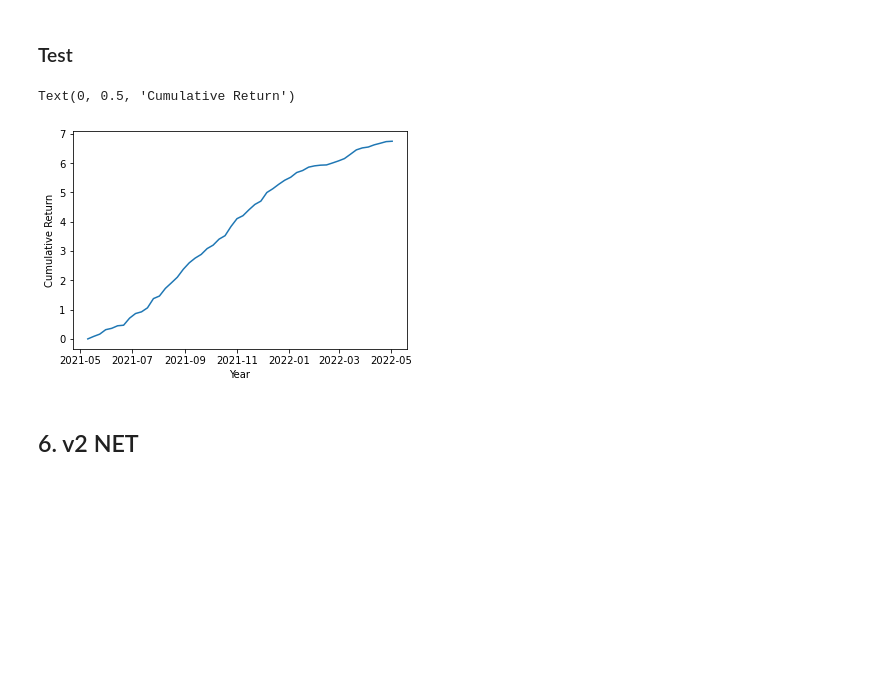
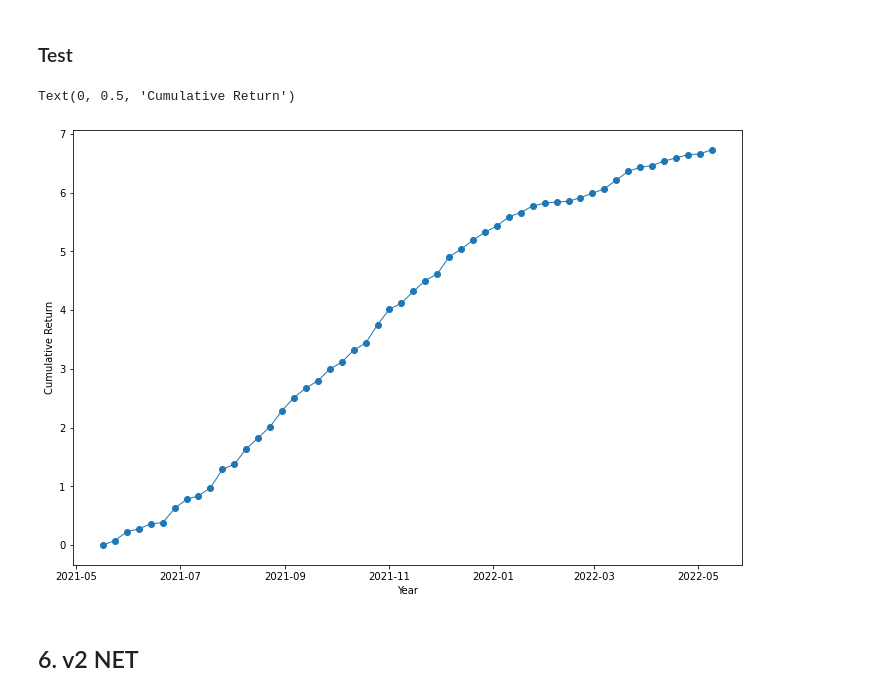
Before and after one commit to PracticumCrypto/C5-Analyzer, a Jupyter notebook: ALL.ipynb, the cells around one changed output. Drawn from its saved outputs; the diff is of its cells as text; code cells hidden in the pictures; blank space fills up the shorter version.

```diff
--- a/ALL.ipynb
+++ b/ALL.ipynb
@@ -213,7 +213,7 @@ def AddReturn(sample: pd.DataFrame):
 #         segment = segment[-52:].reset_index().drop('index', axis=1)
         segment = segment.assign(Return = segment.Price.rolling(2).apply(lambda x: (x.iloc[-1]-x.iloc[0])/x.iloc[0]).copy())
         segment = segment.assign(week2_return = segment.Price.rolling(4).apply(lambda x: (x.iloc[-2]-x.iloc[0])/x.iloc[0]))
-        segment = segment.assign(Npast52_return = segment.Price.rolling(53).apply(lambda x: (x.iloc[-2]-x.iloc[0])/x.iloc[0]))
+        segment = segment.assign(Npast52_return = segment.Price.rolling(52).apply(lambda x: (x.iloc[-1]-x.iloc[0])/x.iloc[0]))
 
         ####add growth rate
         segment = segment.assign(GrowthRate = segment.ActiveAddress.rolling(2).apply(lambda x: np.log(x.iloc[-1])-np.log(x.iloc[0])
@@ -638,17 +696,20 @@ Address2[with0[with0 == 1].index.to_list()]
 # %%
-Address2 = largeCapSample.loc[:,['Date', 'ActiveAddress', 'Asset']] \
+# Get Address Growth
+Address = largeCapSample.query("ActiveAddress > 0").loc[:,['Date', 'ActiveAddress', 'Asset']] \
                     .pivot(index = 'Date', columns = 'Asset', values = 'ActiveAddress')\
                     .reset_index() \
                     .rename_axis(None,
                                  axis = 1)
+cols = largeCapSample.Asset.unique().tolist()
 
-Address2.replace(to_replace = 0, value = 1, inplace = True)
+for i in cols:
+    Address[i].apply(lambda x: 1 if x == 0 else x)
 
 copy1 = Address.copy()
 copy2 = copy1.shift()
 
 Growth = copy1.copy()
-cols = largeCapSample.Asset.unique().tolist()
+
 
 for i in cols:
     Growth[i] = np.log(copy1[i]) - np.log(copy2[i])
@@ -666,28 +725,3 @@ NameError: name 'Address' is not defined
-# %%
-# Get Address Growth
-Address = largeCapSample.query("ActiveAddress > 0").loc[:,['Date', 'ActiveAddress', 'Asset']] \
-                    .pivot(index = 'Date', columns = 'Asset', values = 'ActiveAddress')\
-                    .reset_index() \
-                    .rename_axis(None,
-                                 axis = 1)
-
-copy1 = Address.copy()
-copy2 = copy1.shift()
-
-Growth = copy1.copy()
-cols = largeCapSample.Asset.unique().tolist()
-
-for i in cols:
-    Growth[i] = np.log(copy1[i]) - np.log(copy2[i])
-
-
-
-Growth['20Percentile'] = Growth[cols].quantile(q=0.2,
-                                               numeric_only = True,
-                                               axis = 1)
-Growth['80Percentile'] = Growth[cols].quantile(q=0.8,
-                                               numeric_only = True,
-                                               axis = 1)
 # %%
 Growth.head()
 # %% [output]
@@ -745,12 +779,13 @@ plt.show()
 # %%
 import matplotlib.pyplot as plt
 
-plt.plot(NET.Date, np.cumsum(NET.NET))
+plt.figure(figsize=(12,8))
+plt.plot(NET.Date, np.cumsum(NET.NET), marker='o', linewidth=1)
 plt.xlabel('Year')
 plt.ylabel('Cumulative Return')
 # %% [output]
 Text(0, 0.5, 'Cumulative Return')
-[figure, old version]
+[figure, new version]
 # %% [markdown]
 ## 6. v2 NET
 # %%
```
Also changed, not shown: parts of 45 cells of this notebook.
